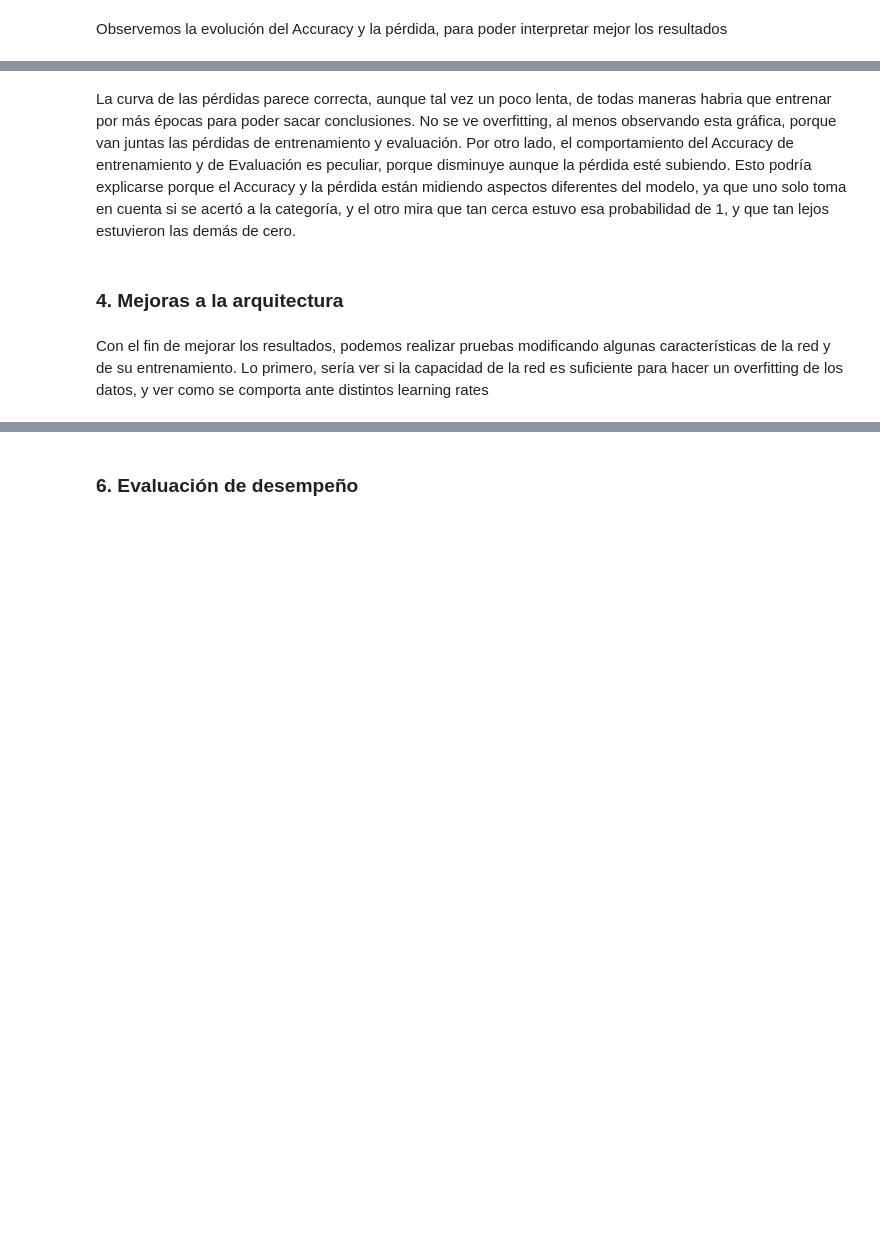
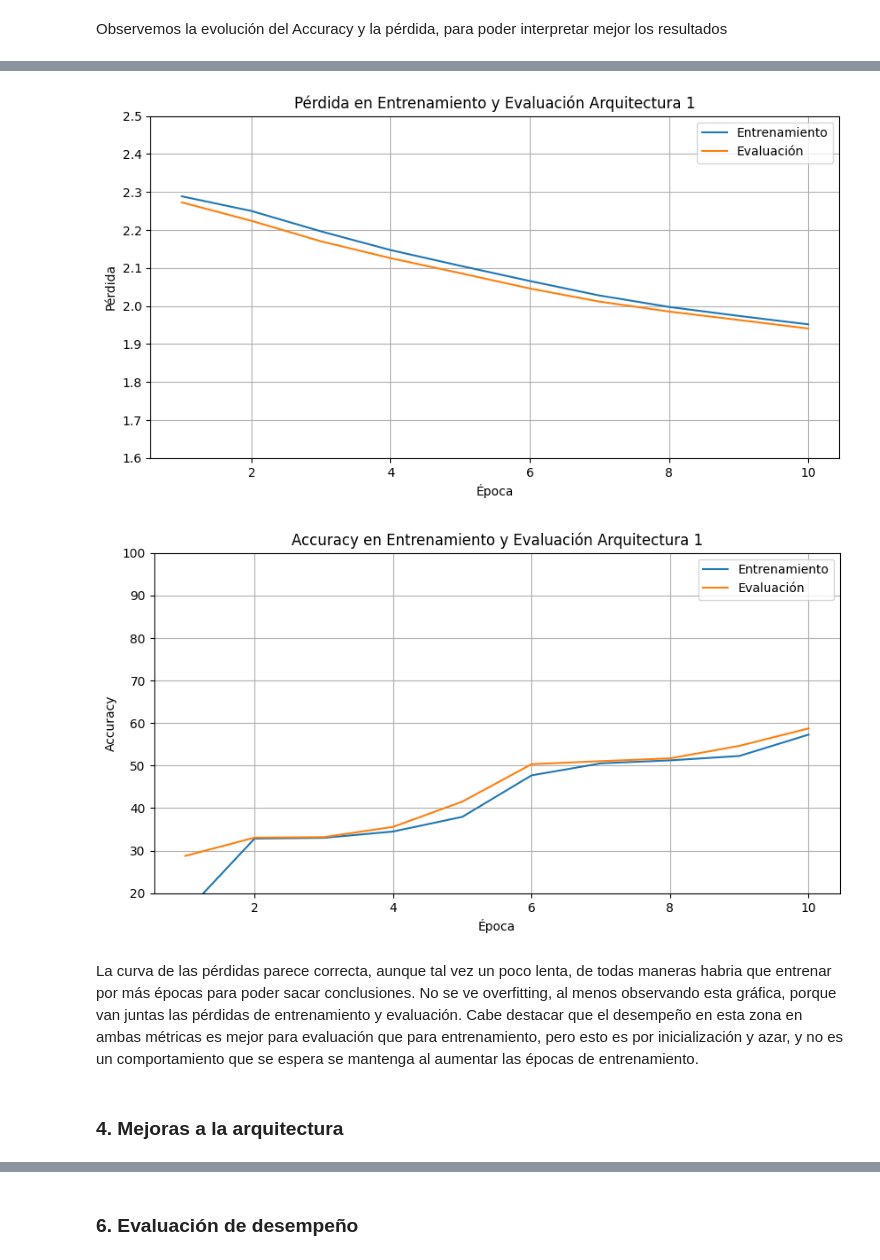
Before and after one commit to julianrdzf/AA-Lab_4-Redes_Neuronales, a Jupyter notebook: NeuralNetwork.ipynb, the cells around one changed output, grey strips where cells are left out. Saved outputs shown, nothing was run; the diff lists cells and outputs as text; code cells hidden in the pictures; blank space fills up the shorter version.

```diff
--- a/NeuralNetwork.ipynb
+++ b/NeuralNetwork.ipynb
@@ -66,13 +67,12 @@ class FFv0(torch.nn.Module):
         torch.nn.Linear(input_shape, hidden_dimention),
         torch.nn.Sigmoid(),
         torch.nn.Linear(hidden_dimention, 10),
-        torch.nn.Sigmoid())
+        torch.nn.Softmax())
     def forward(self, x):
         return self.capas(x)
 # %% [markdown]
 Luego creamos el loop de entrenamiento y lo entrenamos durante 10 epocas, con un learning rate de 0.01.
 # %%
-
 def train_step(model, train_dataloader, loss_fn, optimizer):
     model.train()
     train_loss= 0
@@ -117,8 +117,8 @@ def train_model(model, train_dataloader, test_dataloader, loss_fn, optimizer, ep
 
 
 
-        train_loss, train_acc = train_step(model_v0, train_dataloader, loss_fn, optimizer)
-        test_loss, test_acc = test_step(model_v0, test_dataloader, loss_fn)
+        train_loss, train_acc = train_step(model, train_dataloader, loss_fn, optimizer)
+        test_loss, test_acc = test_step(model, test_dataloader, loss_fn)
         if verbose:
             print(f"Epoca: {epoch+1} ---")
 
@@ -131,13 +131,3 @@ def train_model(model, train_dataloader, test_dataloader, loss_fn, optimizer, ep
         history["test_acc"].append(test_acc)
         history["test_loss"].append(test_loss.item())
     return history
-
-
-lr=0.01
-epochs=10
-torch.manual_seed(55)
-model_v0=FFv0(28*28,32).to(device)
-loss_fn = torch.nn.CrossEntropyLoss()
-optimizer = torch.optim.SGD(model_v0.parameters(), lr=lr)
-
-history=train_model(model_v0, train_dataloader, test_dataloader, loss_fn, optimizer, epochs)
@@ -161,0 +134,11 @@ Test loss: 1.83727 | Test accuracy: 60.62%
+# %%
+
+
+lr=0.01
+epochs=10
+torch.manual_seed(55)
+model_v0=FFv0(28*28,32).to(device)
+loss_fn = torch.nn.CrossEntropyLoss()
+optimizer = torch.optim.SGD(model_v0.parameters(), lr=lr)
+
+history_0_10=train_model(model_v0, train_dataloader, test_dataloader, loss_fn, optimizer, epochs)
@@ -193,7 +193,13 @@ plt.show()
+# %%
+
+
+
+plot_results(history_0_10,'Accuracy en Entrenamiento y Evaluación Arquitectura 1',[[1.6,2.5],[20,100]])
+# %% [output]
+[figure, added]
+[figure, added]
 # %% [markdown]
 La curva de las pérdidas parece correcta, aunque tal vez un poco lenta, de todas maneras habria que entrenar  por más épocas para poder sacar conclusiones. No se ve overfitting, al menos observando esta gráfica, porque van juntas las pérdidas de entrenamiento y evaluación.
-Por otro lado, el comportamiento del Accuracy de entrenamiento y de Evaluación es peculiar, porque disminuye aunque la pérdida esté subiendo. Esto podría explicarse porque el Accuracy y la pérdida están midiendo aspectos diferentes del modelo, ya que uno solo toma en cuenta si se acertó a la categoría, y el otro mira que tan cerca estuvo esa probabilidad de 1, y que tan lejos estuvieron las demás de cero.
+Cabe destacar que el desempeño en esta zona en ambas métricas es mejor para evaluación que para entrenamiento, pero esto es por inicialización y azar, y no es un comportamiento que se espera se mantenga al aumentar las épocas de entrenamiento.
 # %% [markdown]
 ### 4. Mejoras a la arquitectura
-# %% [markdown]
-Con el fin de mejorar los resultados, podemos realizar pruebas modificando algunas características de la red y de su entrenamiento.  Lo primero, sería ver si la capacidad de la red es suficiente para hacer un overfitting de los datos, y ver como se comporta ante distintos learning rates
```
Also changed, not shown: parts of 37 cells of this notebook, 2 other files.
